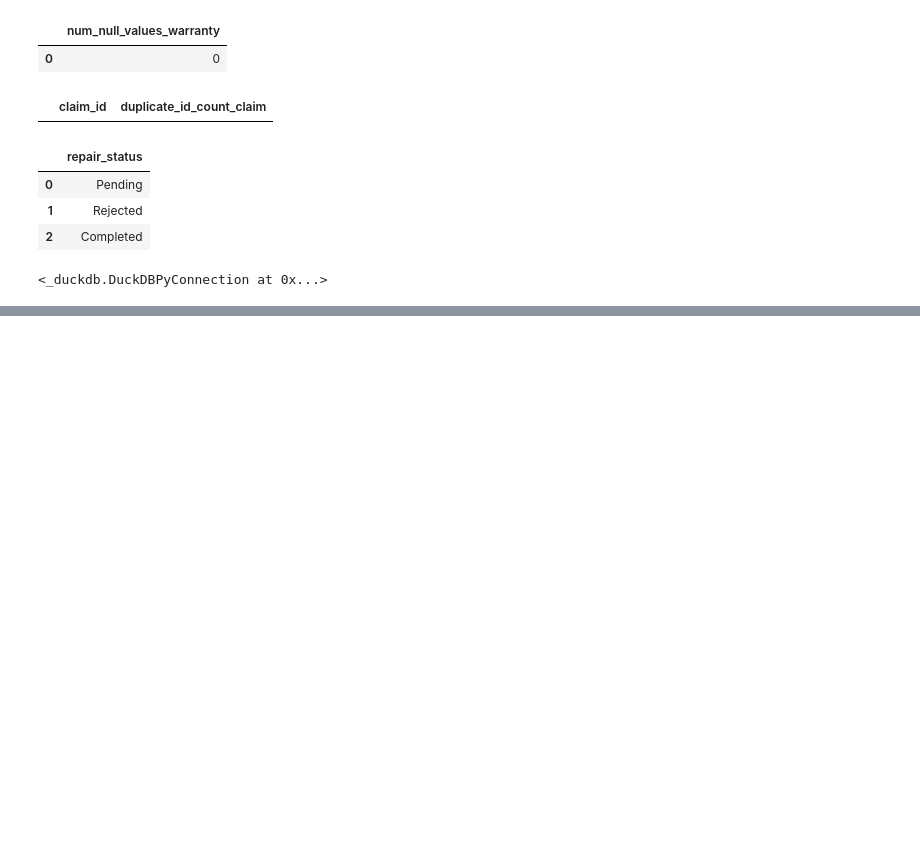
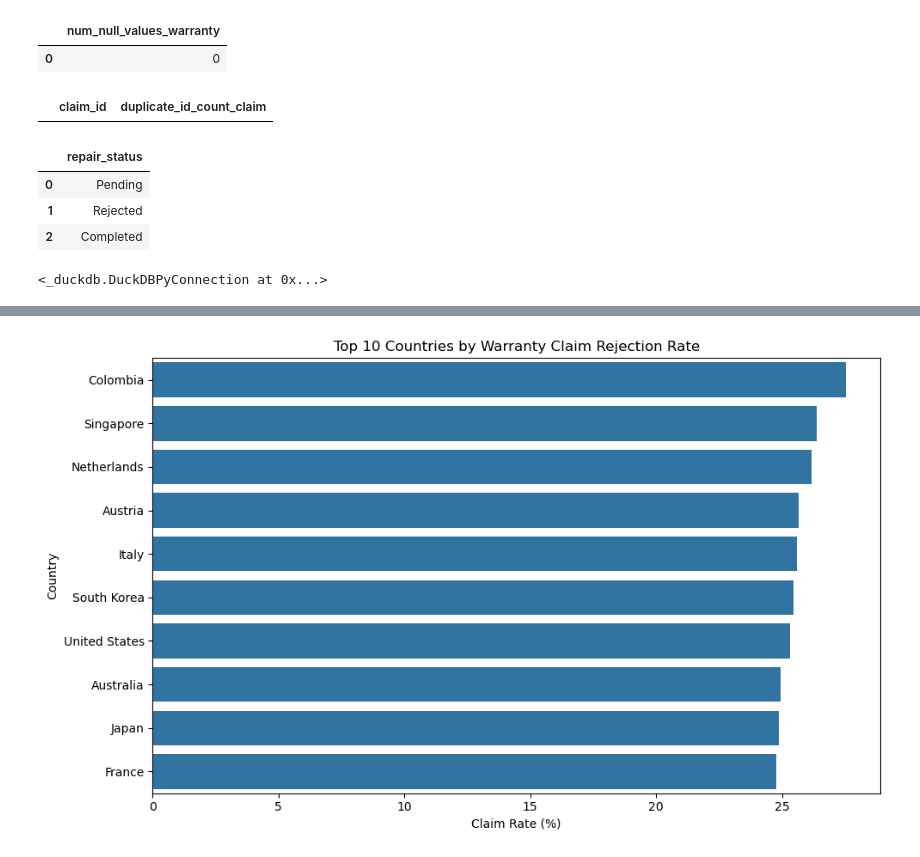
Before and after one commit to syadavalli90-lab/data-analytics-projects, a Jupyter notebook: apple_analytics.ipynb, the cells around one changed output, grey strips where cells are left out. Saved outputs shown, nothing was run; the diff lists cells and outputs as text; code cells hidden in the pictures; blank space fills up the shorter version.

```diff
--- a/apple_analytics.ipynb
+++ b/apple_analytics.ipynb
@@ -231,0 +221,3 @@ con.execute("SELECT * FROM sales LEFT JOIN warranty ON sales.sale_id = warranty.
+# %%
+# Query 3 — Regional rejection rate (% of claims rejected per country)
+df_regional_rejection = con.execute("SELECT country AS country, COUNT(claim_id) AS total_claims, COUNT(CASE WHEN repair_status = 'Rejected' THEN 1 END) AS rejected_claims, ROUND(COUNT(CASE WHEN repair_status = 'Rejected' THEN 1 END) * 100.0 / COUNT(claim_id), 2) AS rejection_rate_pct FROM warranty LEFT JOIN sales ON sales.sale_id = warranty.sale_id LEFT JOIN stores ON sales.store_id = stores.store_id GROUP BY country ORDER BY rejection_rate_pct DESC").df()
@@ -231,0 +246,11 @@ con.execute("SELECT * FROM sales LEFT JOIN warranty ON sales.sale_id = warranty.
+# %%
+# plotting Query 3 (top 10 countries by warranty claim rate)
+plt.figure(figsize=(10, 6))
+sns.barplot(data=df_regional_rejection.head(10), x='rejection_rate_pct', y='country')
+plt.title('Top 10 Countries by Warranty Claim Rejection Rate')
+plt.xlabel('Claim Rate (%)')
+plt.ylabel('Country')
+plt.tight_layout()
+plt.show()
+# %% [output]
+[figure, added]
```
Also changed, not shown: parts of 17 cells of this notebook, 1 other file.
